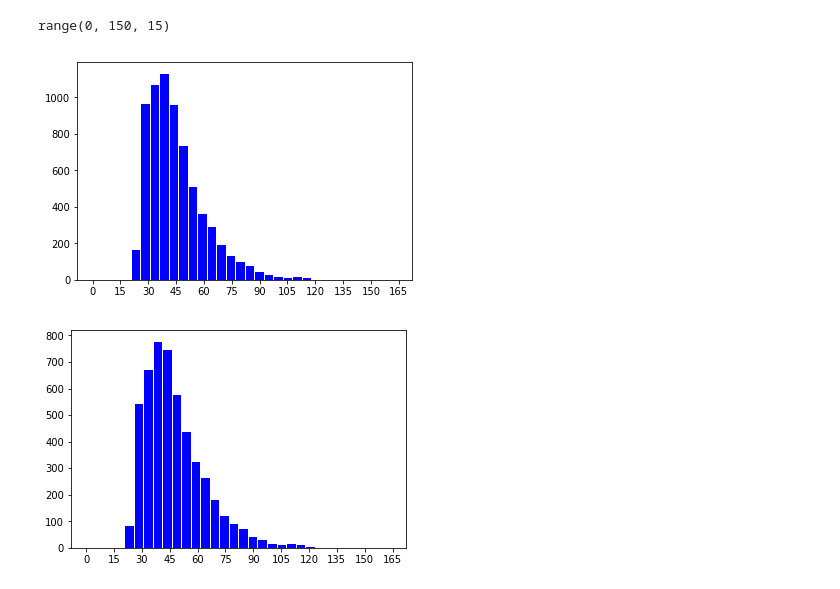
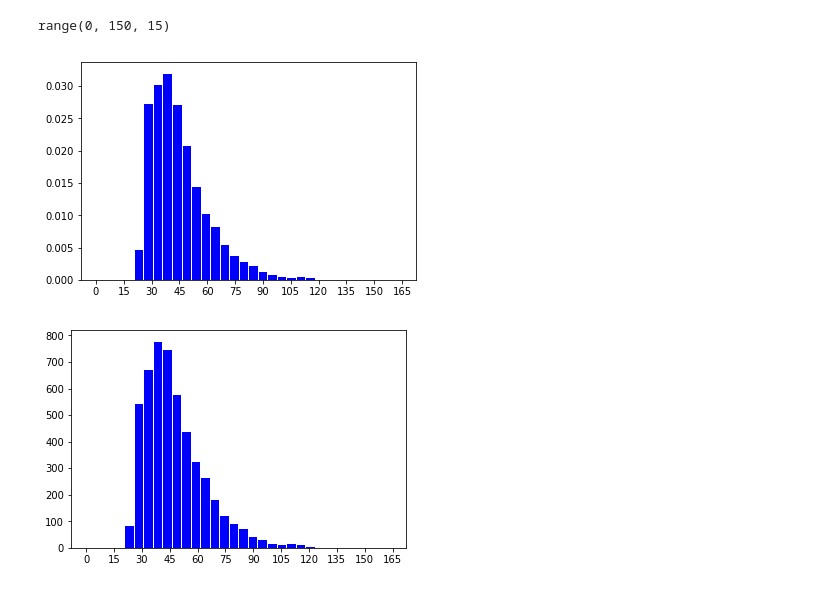
Before and after one commit to frankrefischer/nyc-taxi-to-airport, a Jupyter notebook: NYC-Taxi-Analytics.ipynb, the cells around one changed output. Drawn from its saved outputs; the diff is of its cells as text; code cells hidden in the pictures.

```diff
--- a/NYC-Taxi-Analytics.ipynb
+++ b/NYC-Taxi-Analytics.ipynb
@@ -71,12 +144,12 @@ range(0, 150, 15)
 range(0, 150, 15)
 # %%
 plt.hist(tdm_lt_200,
-
+            density=True,
              bins=int(tdm_lt_200.max()/5), color = 'blue',
              edgecolor='white');
 
 plt.xticks(ticks=range(0,170,15));
 # %% [output]
-[figure, old version]
+[figure, new version]
 # %%
 plt.hist(tdm_workdays_tdm_lt_200,
```
Also changed, not shown: parts of 23 cells of this notebook.
